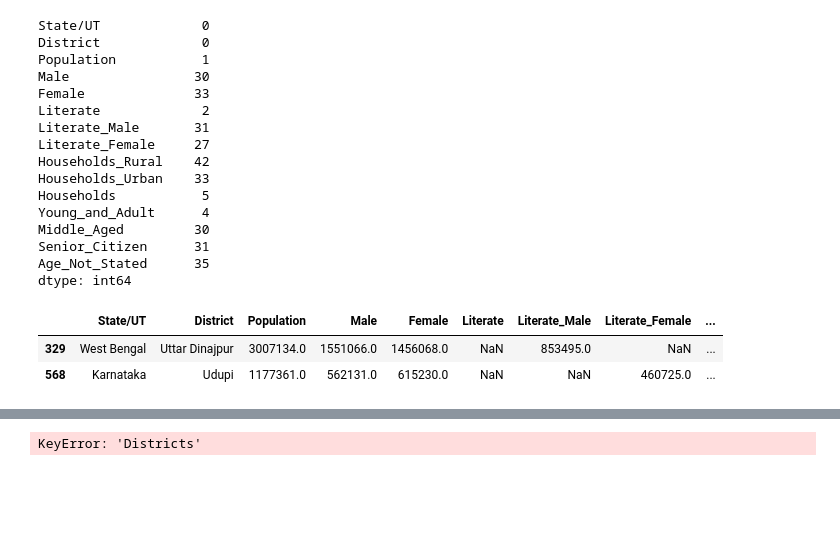
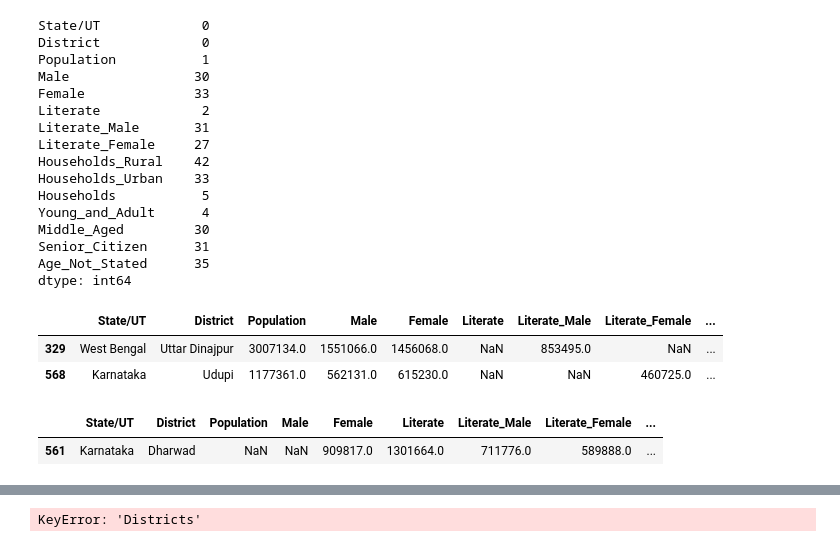
Before and after one commit to Jacko760/Futerense-Internship, a Jupyter notebook: insaaf.ipynb, the cells around one changed output, grey strips where cells are left out. Drawn from its saved outputs; the diff is of its cells as text; code cells hidden in the pictures; blank space fills up the shorter version.

```diff
--- a/insaaf.ipynb
+++ b/insaaf.ipynb
@@ -223,6 +223,11 @@ final_df[final_df['Literate'].isnull()]
 |  | State/UT | District | Population | Male | Female | Literate | Literate_Male | Literate_Female | ... |
 | 329 | West Bengal | Uttar Dinajpur | 3007134.0 | 1551066.0 | 1456068.0 | NaN | 853495.0 | NaN | ... |
 | 568 | Karnataka | Udupi | 1177361.0 | 562131.0 | 615230.0 | NaN | NaN | 460725.0 | ... |
+# %%
+final_df[final_df['Population'].isnull()]
+# %% [output]
+|  | State/UT | District | Population | Male | Female | Literate | Literate_Male | Literate_Female | ... |
+| 561 | Karnataka | Dharwad | NaN | NaN | 909817.0 | 1301664.0 | 711776.0 | 589888.0 | ... |
 # %%
 final_df['District'].value_counts()
 # %% [output]
```
Also changed, not shown: parts of 3 cells of this notebook.
